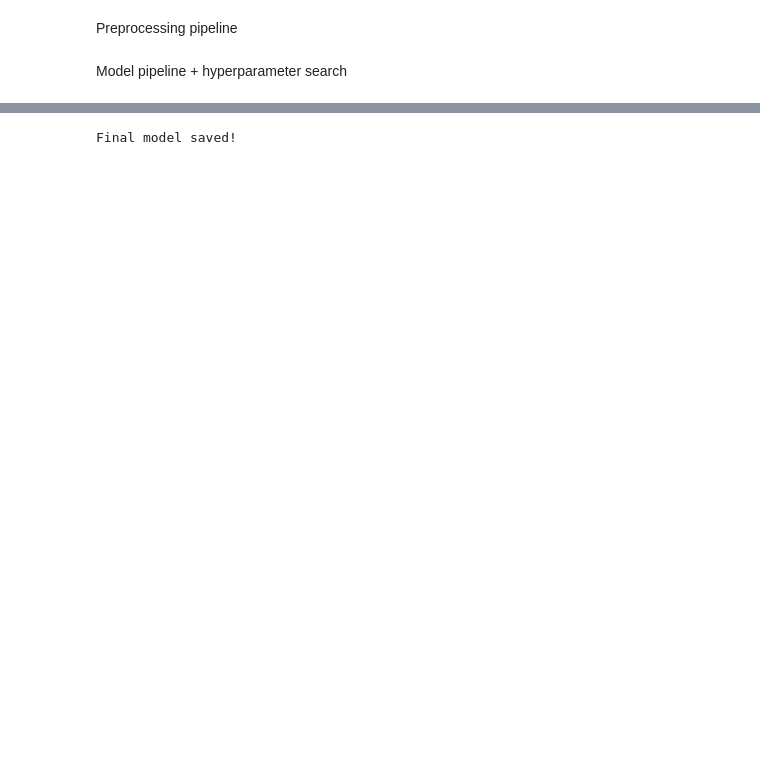
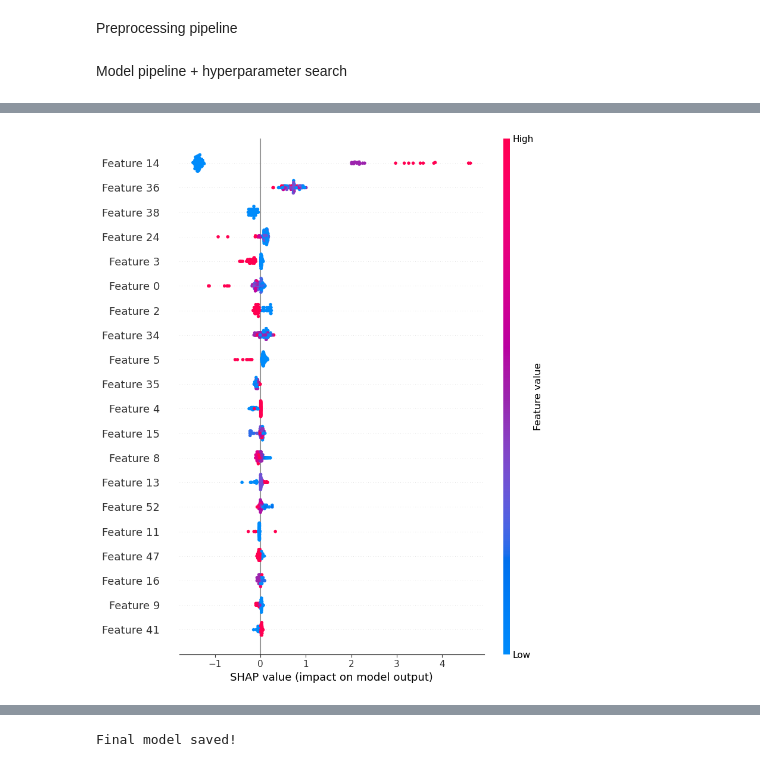
Before and after one commit to bl4ckf0xk/ModelX_First_Order, a Jupyter notebook: ModelX_Model_With_Model_selection.ipynb, the cells around one changed output, grey strips where cells are left out. Saved outputs shown, nothing was run; the diff lists cells and outputs as text; code cells hidden in the pictures; blank space fills up the shorter version.

```diff
--- a/ModelX_Model_With_Model_selection.ipynb
+++ b/ModelX_Model_With_Model_selection.ipynb
@@ -175,10 +173,3 @@ for e in engineered:
 # %% [markdown]
 Final feature set building (numeric vs categorical)
-# %%
-FINAL_FEATURES = [
-    'AGE', 'SEX', 'EDUC', 'MARISTAT', 'RESIDENC', 'INDEPEND',
-    'LIVES_ALONE', 'MARRIED', 'HIGH_EDUC', 'EVER_SMOKE', 'PACK_YEARS', 'ALCFREQ',
-    'FAM_DEMENTIA', 'NACCMOM', 'NACCDAD', 'HISPANIC', 'RACE', 'PRIMLANG',
-    'AGE_BIN', 'HEAVY_ALCOHOL', 'YEARS_IN_STUDY', 'AGE_EDUC_INTERACT', 'AGE_SMOKE_INTERACT'
-]
 # %%
@@ -194,7 +184,7 @@ Using 23 features (of 23)
 # %%
 from sklearn.model_selection import GroupShuffleSplit
 
-X = df[existing_features].copy()
+X = df[FINAL_FEATURES].copy()
 y = df[TARGET].astype(int)
 
 print(y.value_counts(normalize=True))  # Check imbalance, e.g., 70% not demented
@@ -202,8 +192,8 @@ print(y.value_counts(normalize=True))  # Check imbalance, e.g., 70% not demented
 gss = GroupShuffleSplit(n_splits=1, test_size=0.2, random_state=RANDOM_STATE)
 train_idx, test_idx = next(gss.split(X, y, groups=df[SUBJECT_ID]))
 
-X_train, X_test = X.iloc[train_idx], X.iloc[test_idx]
-y_train, y_test = y.iloc[train_idx], y.iloc[test_idx]
+X_train, X_test = X.iloc[train_idx].reset_index(drop=True), X.iloc[test_idx].reset_index(drop=True)
+y_train, y_test = y.iloc[train_idx].reset_index(drop=True), y.iloc[test_idx].reset_index(drop=True)
 # %% [output]
 DEMENTED
 0    0.704963
@@ -218,0 +202,5 @@ Numeric: 22, Categorical: 1
+# %%
+numeric_features = X_train.select_dtypes(include=['int64', 'float64']).columns.tolist()
+categorical_features = X_train.select_dtypes(include=['object', 'category']).columns.tolist()
+
+print(f"Numerical: {len(numeric_features)}, Categorical: {len(categorical_features)}")
@@ -237,7 +227,7 @@ categorical_transformer = Pipeline(steps=[
 preprocessor = ColumnTransformer(transformers=[
     ('num', numeric_transformer, numeric_features),
     ('cat', categorical_transformer, categorical_features)
-])
+],remainder='passthrough')
 # %%
 from sklearn.model_selection import RandomizedSearchCV
 from sklearn.ensemble import RandomForestClassifier
@@ -389,0 +407,24 @@ shap.summary_plot(shap_values, preprocessor.transform(X_test), feature_names=bes
+# %%
+import shap
+
+# Choose a model
+chosen = results['LightGBM']['model']
+
+# Extract preprocess + model separately
+pre = chosen.named_steps['preprocess']
+xgb = chosen.named_steps['model']
+
+# Transform test data
+X_test_t = pre.transform(X_test)
+
+# Create SHAP explainer
+explainer = shap.TreeExplainer(xgb)
+
+# SHAP values for first 100 samples
+X_sample = X_test_t[:100]
+shap_values = explainer.shap_values(X_sample)
+
+# Plot global importance
+shap.summary_plot(shap_values, X_sample)
+# %% [output]
+[figure, added]
```
Also changed, not shown: parts of 19 cells of this notebook, 2 other files.
